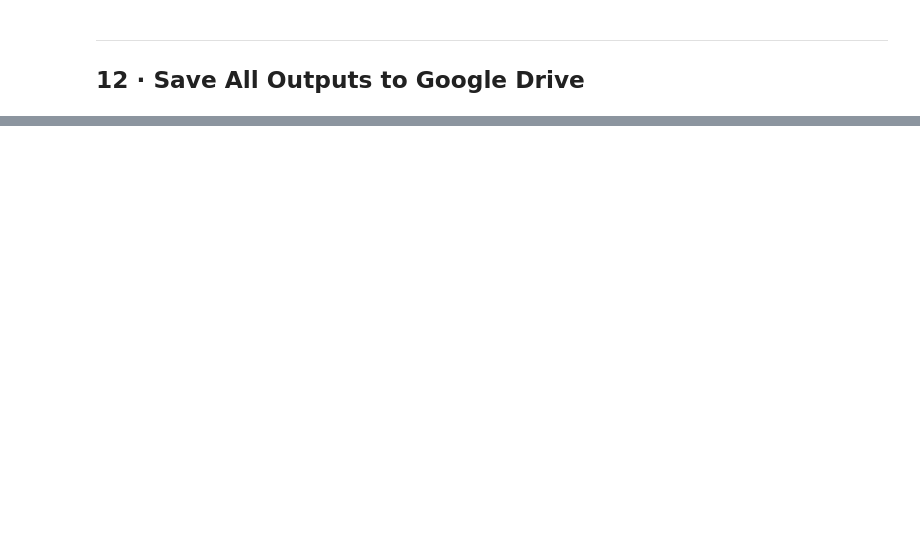
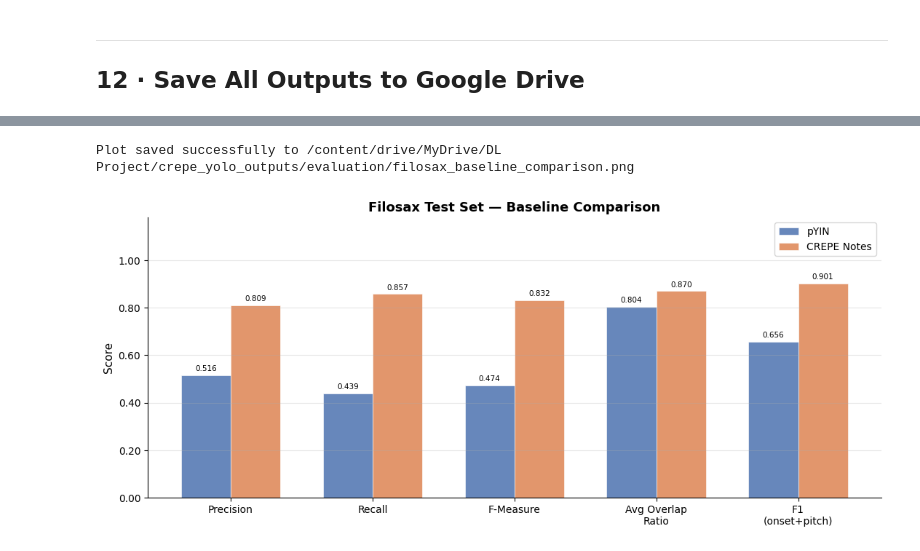
Before and after one commit to dbaglodi/CREPE-YOLO, a Jupyter notebook: CREPE_YOLO_eval.ipynb, the cells around one changed output, grey strips where cells are left out. Saved outputs shown, nothing was run; the diff lists cells and outputs as text; code cells hidden in the pictures; blank space fills up the shorter version.

Commit message:
added filosax evaluation

```diff
--- a/CREPE_YOLO_eval.ipynb
+++ b/CREPE_YOLO_eval.ipynb
@@ -863,0 +1031,43 @@ print('  evaluation/  -> results.json + figures')
+# %%
+import matplotlib.pyplot as plt
+
+COLORS = ['#4C72B0', '#DD8452']
+metrics = ['P', 'R', 'F', 'AOR', 'F_op']
+metric_labels = ['Precision', 'Recall', 'F-Measure', 'Avg Overlap\nRatio', 'F1\n(onset+pitch)']
+
+if all_results_filo:
+    n_models = len(all_results_filo)
+    x = np.arange(len(metrics))
+    bar_w = 0.7 / n_models
+
+    fig, ax = plt.subplots(figsize=(13, 5))
+    for i, (res, color) in enumerate(zip(all_results_filo, COLORS)):
+        offset = (i - n_models / 2 + 0.5) * bar_w
+        vals = [res['aggregate'][m] for m in metrics]
+        bars = ax.bar(x + offset, vals, bar_w, label=res['model'], color=color, alpha=0.85, edgecolor='white', linewidth=0.5)
+
+        for bar, val in zip(bars, vals):
+            ax.text(bar.get_x() + bar.get_width()/2, bar.get_height() + 0.012, f'{val:.3f}', ha='center', va='bottom', fontsize=7.5)
+
+    ax.set_xticks(x)
+    ax.set_xticklabels(metric_labels, fontsize=10)
+    ax.set_ylim(0, 1.18)
+    ax.set_ylabel('Score', fontsize=11)
+    ax.set_title('Filosax Test Set — Baseline Comparison', fontsize=13, fontweight='bold')
+    ax.legend(fontsize=10, loc='upper right')
+    ax.yaxis.set_major_formatter(mtick.FormatStrFormatter('%.2f'))
+    ax.grid(axis='y', alpha=0.3)
+    ax.spines['top'].set_visible(False)
+    ax.spines['right'].set_visible(False)
+
+    # Save plot matching the ITM-Flute naming convention
+    plot_file = DRIVE_EVAL_DIR / 'filosax_baseline_comparison.png'
+    plt.savefig(plot_file, dpi=300, bbox_inches='tight', facecolor='white')
+    print(f"Plot saved successfully to {plot_file}")
+
+    plt.show()
+else:
+    print("No evaluation results to plot. Make sure Cell C finished running.")
+# %% [output]
+Plot saved successfully to /content/drive/MyDrive/DL Project/crepe_yolo_outputs/evaluation/filosax_baseline_comparison.png
+[figure, added]
```
Also changed, not shown: parts of 25 cells of this notebook.
